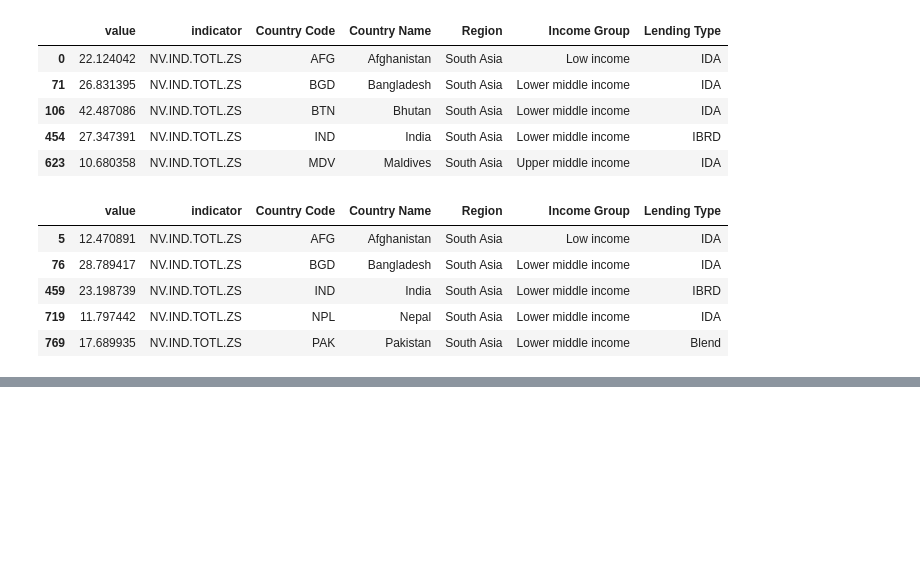
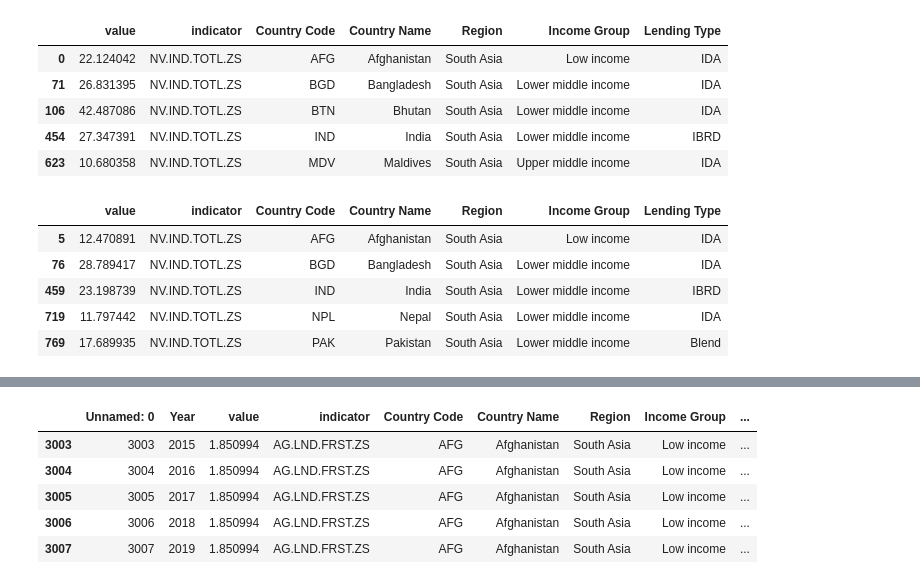
Before and after one commit to DATA-690-FALL-2021/DATA690_Nazia, a Jupyter notebook: individual_project/individual_project_part2_draft.ipynb, the cells around one changed output, grey strips where cells are left out. Drawn from its saved outputs; the diff is of its cells as text; code cells hidden in the pictures; blank space fills up the shorter version.

```diff
--- a/individual_project/individual_project_part2_draft.ipynb
+++ b/individual_project/individual_project_part2_draft.ipynb
@@ -182,0 +250,11 @@ fig1.show()
+# %%
+df_forest_area=df.query('indicator== "AG.LND.FRST.ZS" ')
+# %%
+df_forest_area.head()
+# %% [output]
+|  | Unnamed: 0 | Year | value | indicator | Country Code | Country Name | Region | Income Group | ... |
+| 3003 | 3003 | 2015 | 1.850994 | AG.LND.FRST.ZS | AFG | Afghanistan | South Asia | Low income | ... |
+| 3004 | 3004 | 2016 | 1.850994 | AG.LND.FRST.ZS | AFG | Afghanistan | South Asia | Low income | ... |
+| 3005 | 3005 | 2017 | 1.850994 | AG.LND.FRST.ZS | AFG | Afghanistan | South Asia | Low income | ... |
+| 3006 | 3006 | 2018 | 1.850994 | AG.LND.FRST.ZS | AFG | Afghanistan | South Asia | Low income | ... |
+| 3007 | 3007 | 2019 | 1.850994 | AG.LND.FRST.ZS | AFG | Afghanistan | South Asia | Low income | ... |
```
Also changed, not shown: parts of 24 cells of this notebook.
